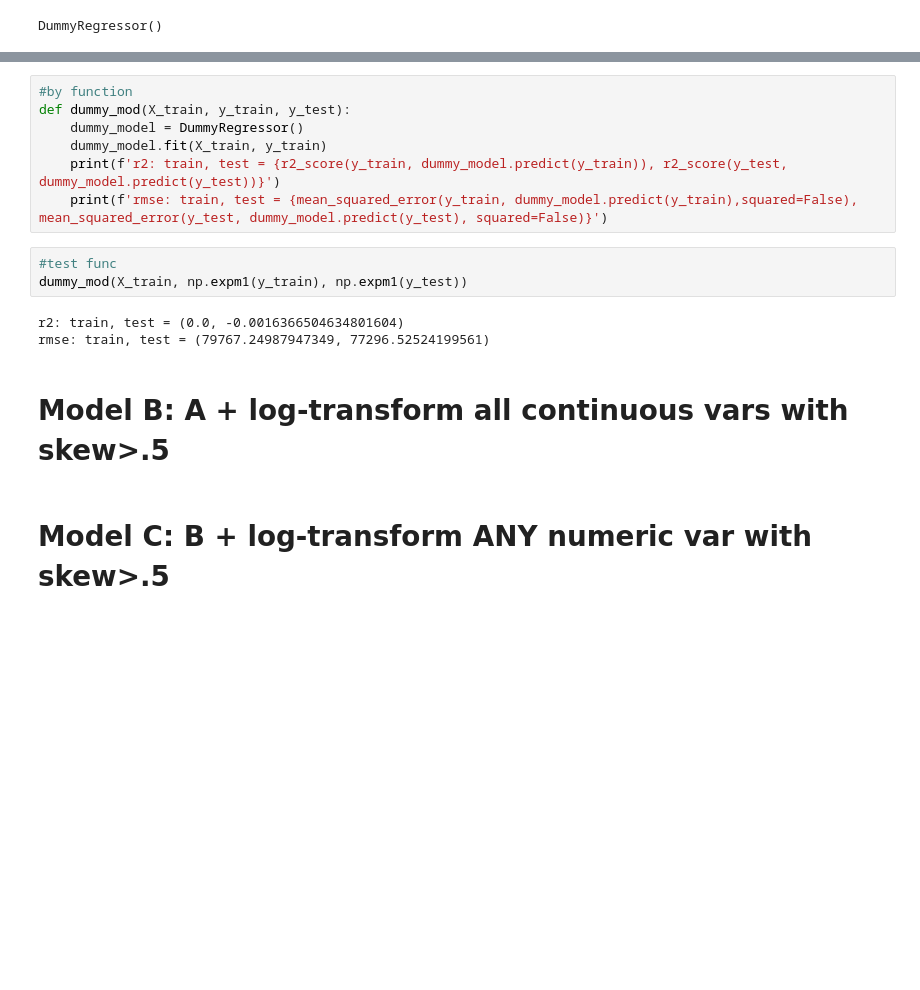
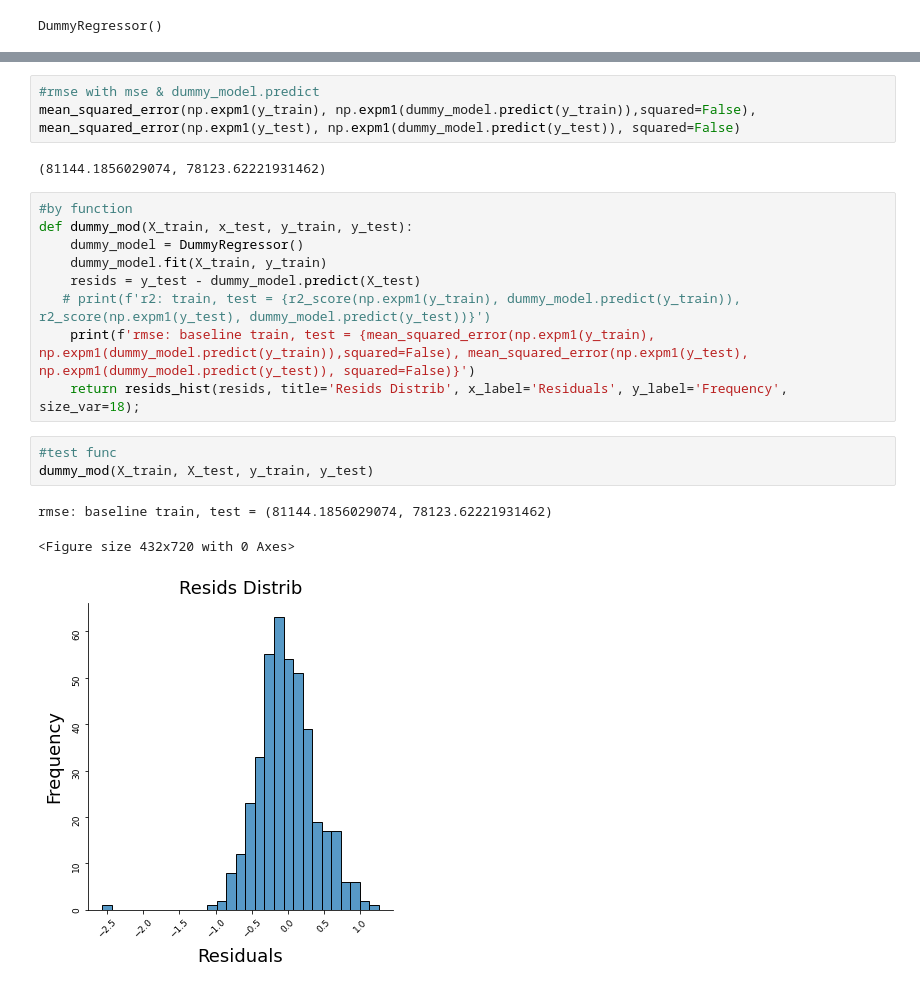
Before and after one commit to welcometohelen/firstkaggle_ames_housing, a Jupyter notebook: Project2_Take_Two.ipynb, the cells around one changed output, grey strips where cells are left out. Saved outputs shown, nothing was run; the diff lists cells and outputs as text; blank space fills up the shorter version.

```diff
--- a/Project2_Take_Two.ipynb
+++ b/Project2_Take_Two.ipynb
@@ -462,17 +443,21 @@ mean_squared_error(y_train, dummy_model.predict(y_train),squared=False), mean_sq
-# %%
-#by function
-def dummy_mod(X_train, y_train, y_test):
-    dummy_model = DummyRegressor()
-    dummy_model.fit(X_train, y_train)
-    print(f'r2: train, test = {r2_score(y_train, dummy_model.predict(y_train)), r2_score(y_test, dummy_model.predict(y_test))}')
-    print(f'rmse: train, test = {mean_squared_error(y_train, dummy_model.predict(y_train),squared=False), mean_squared_error(y_test, dummy_model.predict(y_test), squared=False)}')
-# %%
-#test func
-dummy_mod(X_train, np.expm1(y_train), np.expm1(y_test))
-# %% [output]
-r2: train, test = (0.0, -0.0016366504634801604)
-rmse: train, test = (79767.24987947349, 77296.52524199561)
-# %% [markdown]
-# Model B: A + log-transform all continuous vars with skew>.5
-# %% [markdown]
-# Model C: B + log-transform ANY numeric var with skew>.5
+# %%
+#rmse with mse & dummy_model.predict
+mean_squared_error(np.expm1(y_train), np.expm1(dummy_model.predict(y_train)),squared=False), mean_squared_error(np.expm1(y_test), np.expm1(dummy_model.predict(y_test)), squared=False)
+# %% [output]
+(81144.1856029074, 78123.62221931462)
+# %%
+#by function
+def dummy_mod(X_train, x_test, y_train, y_test):
+    dummy_model = DummyRegressor()
+    dummy_model.fit(X_train, y_train)
+    resids = y_test - dummy_model.predict(X_test)
+   # print(f'r2: train, test = {r2_score(np.expm1(y_train), dummy_model.predict(y_train)), r2_score(np.expm1(y_test), dummy_model.predict(y_test))}')
+    print(f'rmse: baseline train, test = {mean_squared_error(np.expm1(y_train), np.expm1(dummy_model.predict(y_train)),squared=False), mean_squared_error(np.expm1(y_test), np.expm1(dummy_model.predict(y_test)), squared=False)}')
+    return resids_hist(resids, title='Resids Distrib', x_label='Residuals', y_label='Frequency', size_var=18);
+# %%
+#test func
+dummy_mod(X_train, X_test, y_train, y_test)
+# %% [output]
+rmse: baseline train, test = (81144.1856029074, 78123.62221931462)
+<Figure size 432x720 with 0 Axes>
+[figure, added]
```
Also changed, not shown: parts of 69 cells of this notebook, 3 other files.
